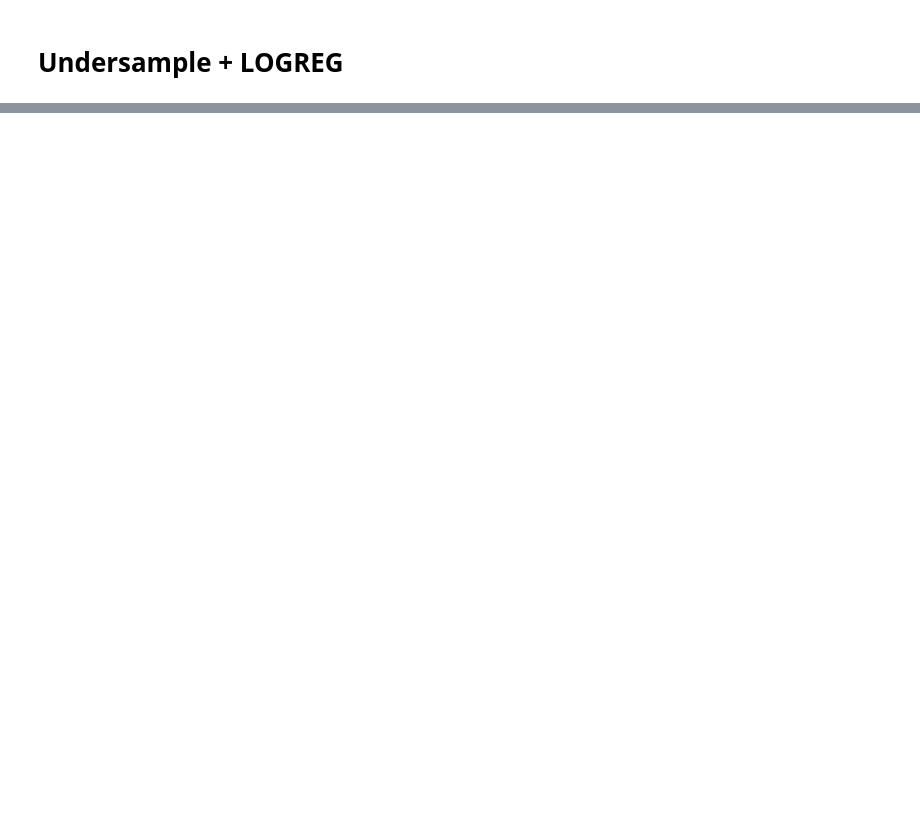
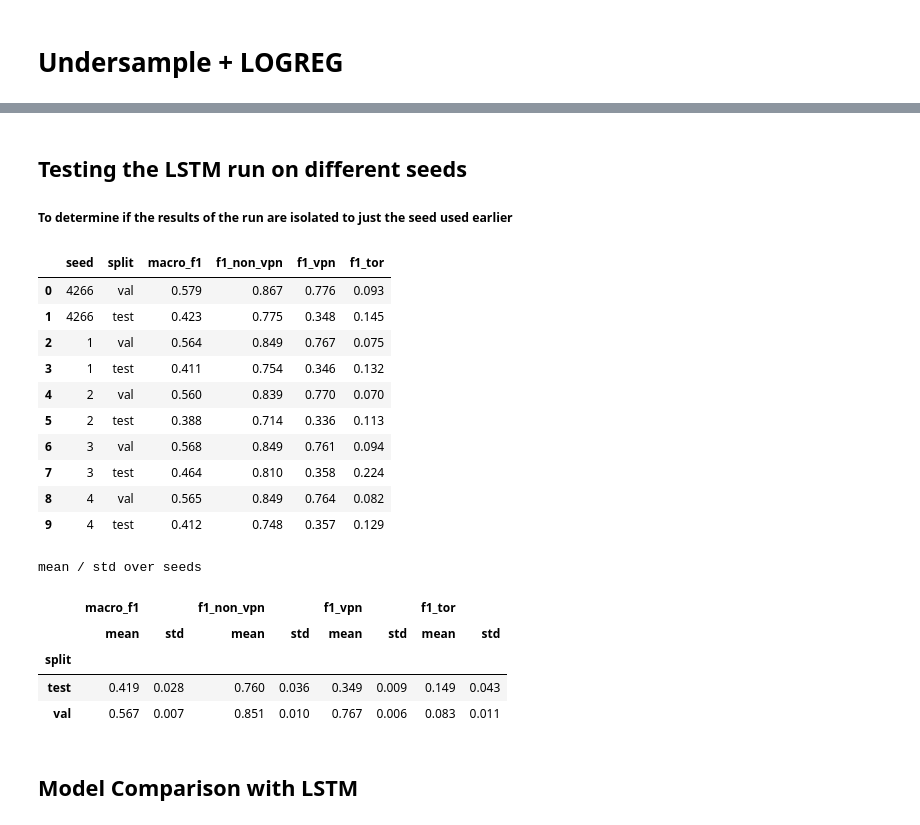
Before and after one commit to ZhiSherng/encrypted_traffic_classification, a Jupyter notebook: eda_cleaning.ipynb, the cells around one changed output, grey strips where cells are left out. Cells and saved outputs as stored; diff of their text form; code cells hidden in the pictures; blank space fills up the shorter version.

```diff
--- a/eda_cleaning.ipynb
+++ b/eda_cleaning.ipynb
@@ -959,0 +1394,29 @@ print(classification_report(y_val, rf.predict(X_val), digits=3))
+# %% [markdown]
+## Testing the LSTM run on different seeds
+##### To determine if the results of the run are isolated to just the seed used earlier
+# %%
+#produced by `python train_lstm.py --sweep`; nothing is retrained here
+runs = pd.read_csv("models/lstm_seed_runs.csv")
+display(runs.round(3))
+print("mean / std over seeds")
+display(runs.drop(columns="seed").groupby("split").agg(["mean", "std"]).round(3))
+# %% [output]
+|  | seed | split | macro_f1 | f1_non_vpn | f1_vpn | f1_tor |
+| 0 | 4266 | val | 0.579 | 0.867 | 0.776 | 0.093 |
+| 1 | 4266 | test | 0.423 | 0.775 | 0.348 | 0.145 |
+| 2 | 1 | val | 0.564 | 0.849 | 0.767 | 0.075 |
+| 3 | 1 | test | 0.411 | 0.754 | 0.346 | 0.132 |
+| 4 | 2 | val | 0.560 | 0.839 | 0.770 | 0.070 |
+| 5 | 2 | test | 0.388 | 0.714 | 0.336 | 0.113 |
+| 6 | 3 | val | 0.568 | 0.849 | 0.761 | 0.094 |
+| 7 | 3 | test | 0.464 | 0.810 | 0.358 | 0.224 |
+| 8 | 4 | val | 0.565 | 0.849 | 0.764 | 0.082 |
+| 9 | 4 | test | 0.412 | 0.748 | 0.357 | 0.129 |
+mean / std over seeds
+|  | macro_f1 |  | f1_non_vpn |  | f1_vpn |  | f1_tor |  |
+|  | mean | std | mean | std | mean | std | mean | std |
+| split |  |  |  |  |  |  |  |  |
+| test | 0.419 | 0.028 | 0.760 | 0.036 | 0.349 | 0.009 | 0.149 | 0.043 |
+| val | 0.567 | 0.007 | 0.851 | 0.010 | 0.767 | 0.006 | 0.083 | 0.011 |
+# %% [markdown]
+## Model Comparison with LSTM
```
Also changed, not shown: parts of 38 cells of this notebook, 7 other files.
